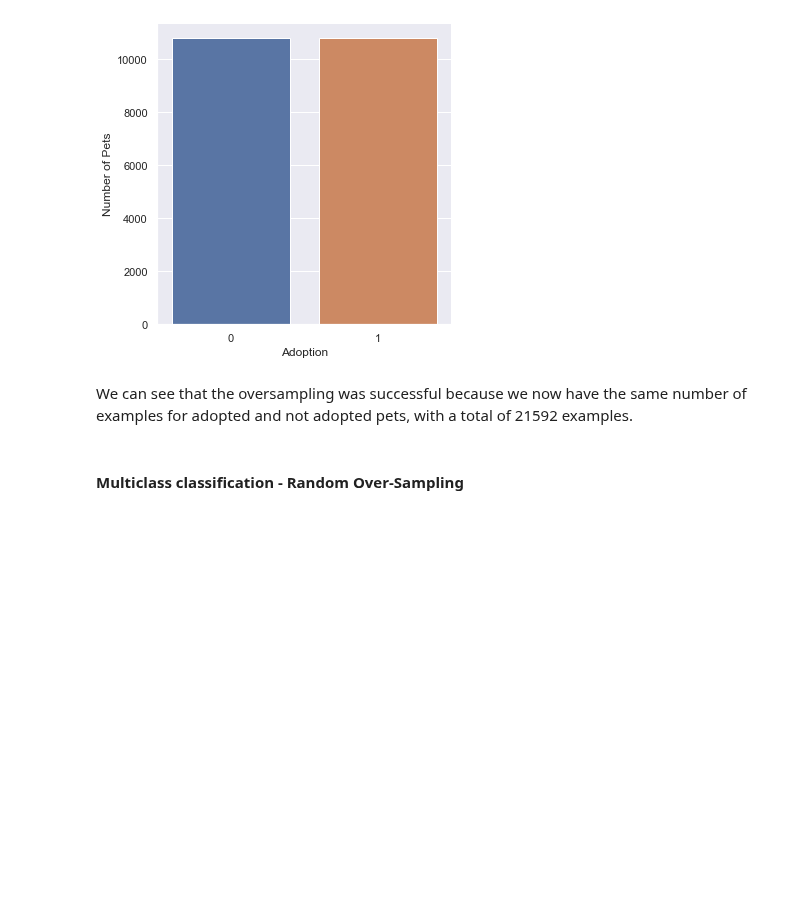
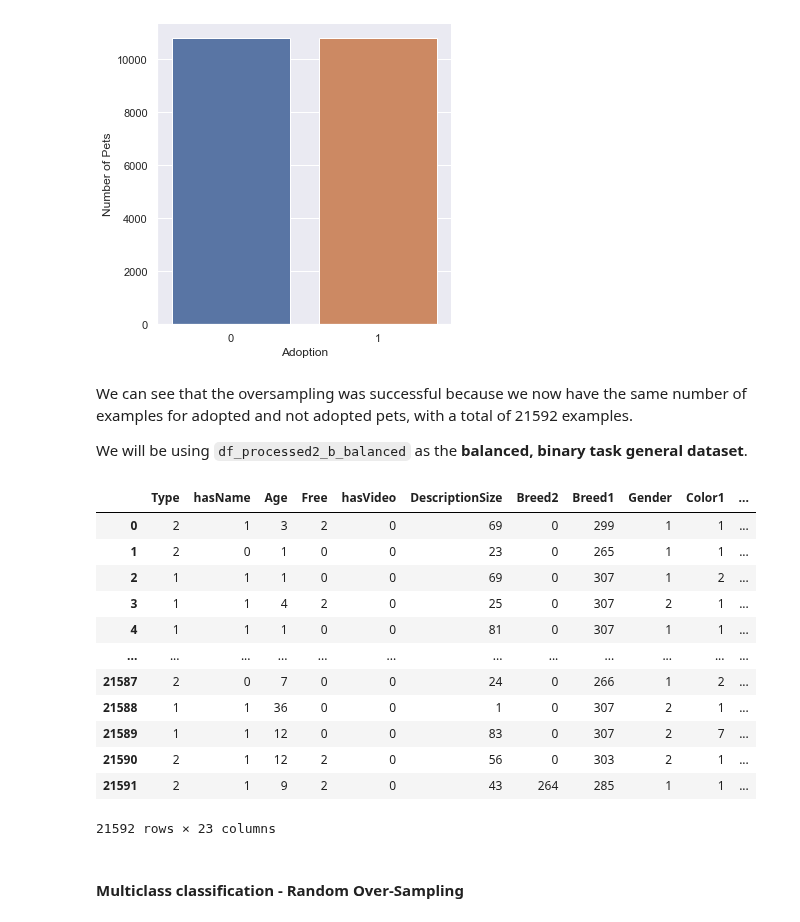
Before and after one commit to beatriz-lima/Machine-Learning-2019, a Jupyter notebook: Notes_Project.ipynb, the cells around one changed output. Saved outputs shown, nothing was run; the diff lists cells and outputs as text; code cells hidden in the pictures; blank space fills up the shorter version.

```diff
--- a/Notes_Project.ipynb
+++ b/Notes_Project.ipynb
@@ -744,6 +763,24 @@ ax = sns.catplot(x="Adoption",data=df_processed2_b_balanced, kind='count')
 [figure]
 # %% [markdown]
 We can see that the oversampling was successful because we now have the same number of examples for adopted and not adopted pets, with a total of 21592 examples.
+
+We will be using `df_processed2_b_balanced` as the **balanced, binary task general dataset**.
+# %%
+df_processed2_b_balanced
+# %% [output]
+|  | Type | hasName | Age | Free | hasVideo | DescriptionSize | Breed2 | Breed1 | Gender | Color1 | ... |
+| 0 | 2 | 1 | 3 | 2 | 0 | 69 | 0 | 299 | 1 | 1 | ... |
+| 1 | 2 | 0 | 1 | 0 | 0 | 23 | 0 | 265 | 1 | 1 | ... |
+| 2 | 1 | 1 | 1 | 0 | 0 | 69 | 0 | 307 | 1 | 2 | ... |
+| 3 | 1 | 1 | 4 | 2 | 0 | 25 | 0 | 307 | 2 | 1 | ... |
+| 4 | 1 | 1 | 1 | 0 | 0 | 81 | 0 | 307 | 1 | 1 | ... |
+| ... | ... | ... | ... | ... | ... | ... | ... | ... | ... | ... | ... |
+| 21587 | 2 | 0 | 7 | 0 | 0 | 24 | 0 | 266 | 1 | 2 | ... |
+| 21588 | 1 | 1 | 36 | 0 | 0 | 1 | 0 | 307 | 2 | 1 | ... |
+| 21589 | 1 | 1 | 12 | 0 | 0 | 83 | 0 | 307 | 2 | 7 | ... |
+| 21590 | 2 | 1 | 12 | 2 | 0 | 56 | 0 | 303 | 2 | 1 | ... |
+| 21591 | 2 | 1 | 9 | 2 | 0 | 43 | 264 | 285 | 1 | 1 | ... |
+21592 rows × 23 columns
 # %% [markdown]
 #### Multiclass classification - Random Over-Sampling
 # %% [markdown]
```
Also changed, not shown: parts of 14 cells of this notebook.
